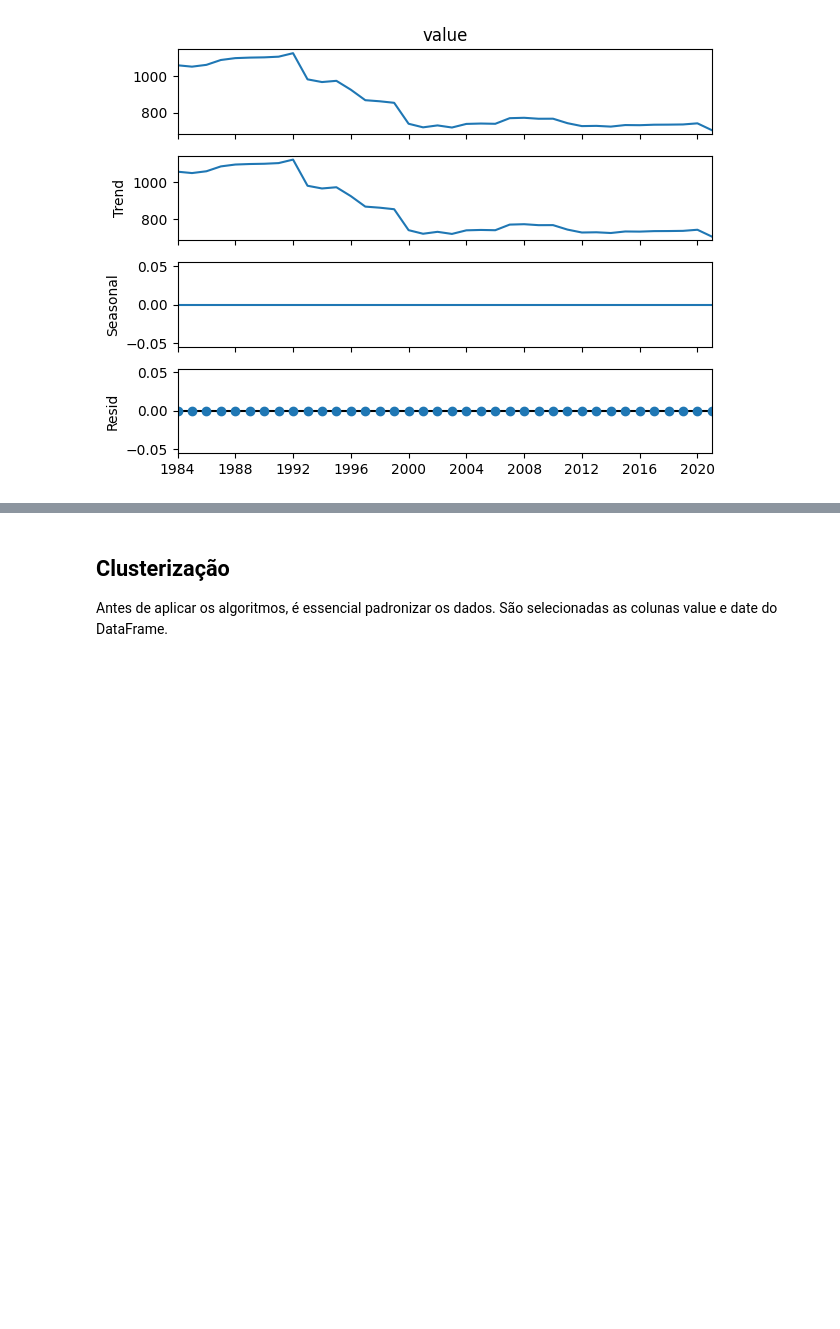
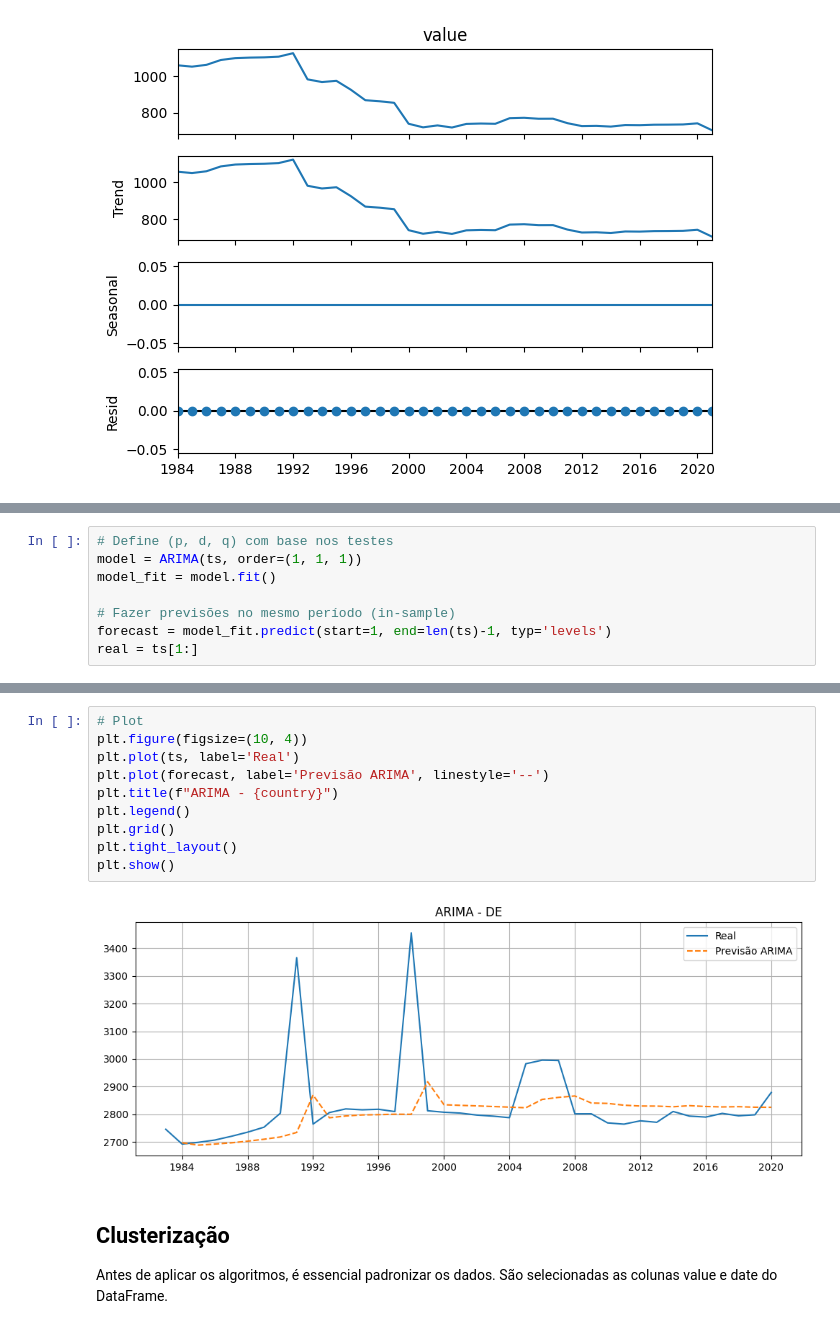
Before and after one commit to FelipeSteudel/Felipe_Steudel-CA1-ML_for_Business, a Jupyter notebook: Felipe Steudel - CA1 - Machine Learning for Business.ipynb, the cells around one changed output, grey strips where cells are left out. Saved outputs shown, nothing was run; the diff lists cells and outputs as text; blank space fills up the shorter version.

```diff
--- a/Felipe Steudel - CA1 - Machine Learning for Business.ipynb
+++ b/Felipe Steudel - CA1 - Machine Learning for Business.ipynb
@@ -457,0 +509,8 @@ plt.show()
+# %%
+# Define (p, d, q) com base nos testes
+model = ARIMA(ts, order=(1, 1, 1))
+model_fit = model.fit()
+
+# Fazer previsões no mesmo período (in-sample)
+forecast = model_fit.predict(start=1, end=len(ts)-1, typ='levels')
+real = ts[1:]
@@ -458,3 +527,15 @@ plt.show()
+# %%
+# Plot
+plt.figure(figsize=(10, 4))
+plt.plot(ts, label='Real')
+plt.plot(forecast, label='Previsão ARIMA', linestyle='--')
+plt.title(f"ARIMA - {country}")
+plt.legend()
+plt.grid()
+plt.tight_layout()
+plt.show()
+# %% [output]
+[figure, added]
 # %% [markdown]
 ## Clusterização
 Antes de aplicar os algoritmos, é essencial padronizar os dados. São selecionadas as colunas value e date do DataFrame.
```
Also changed, not shown: parts of 14 cells of this notebook.
